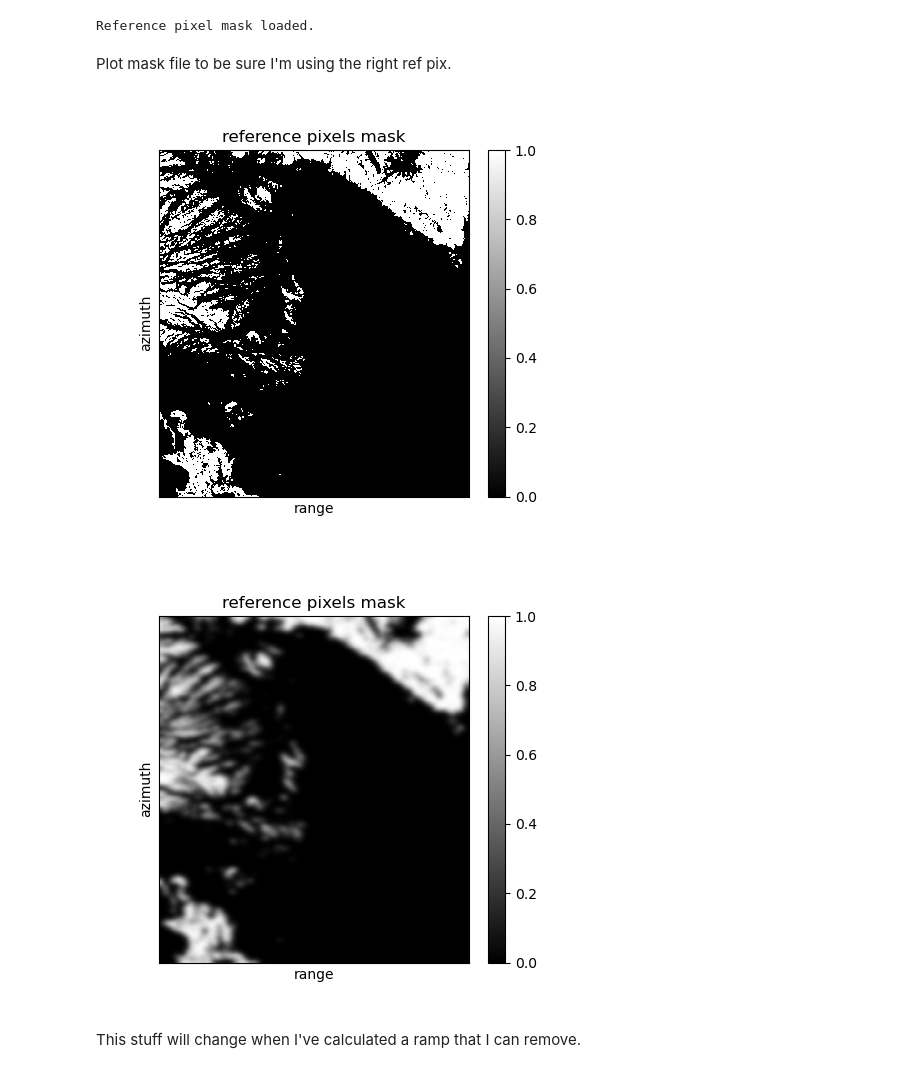
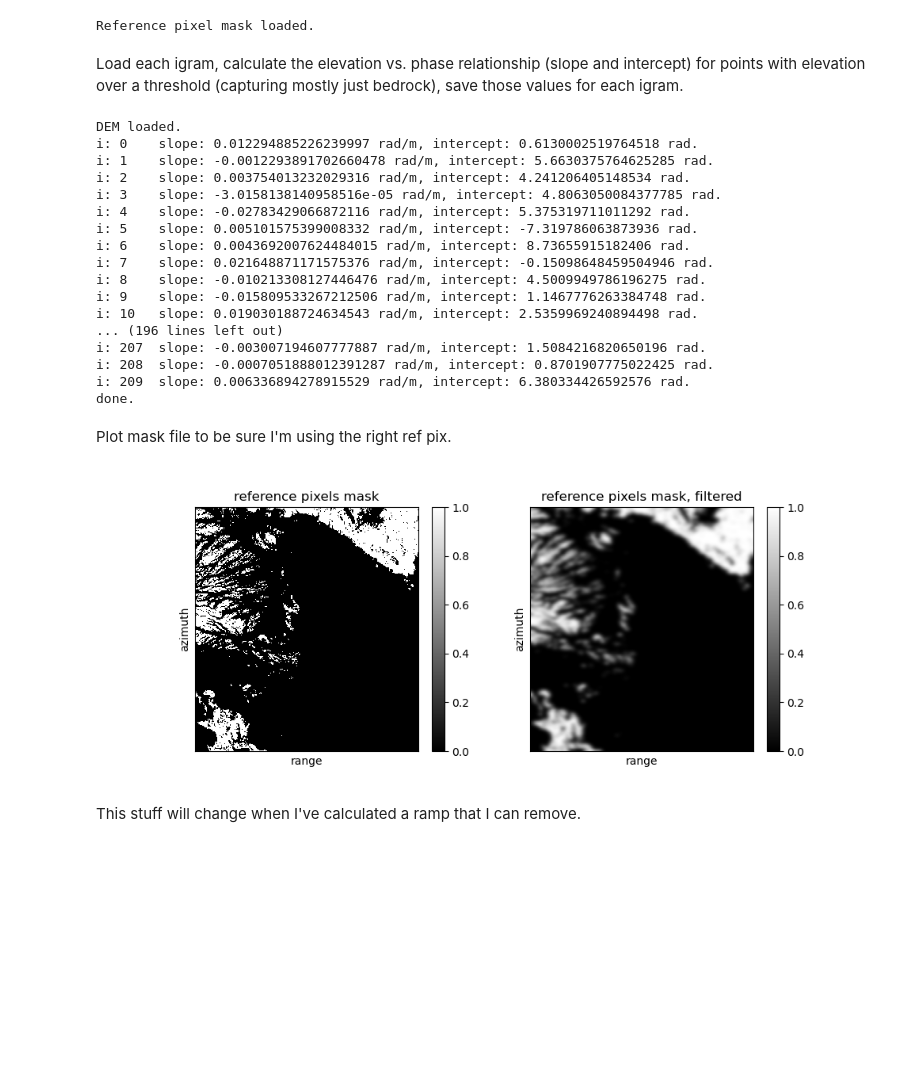
Before and after one commit to opaschall/LagunaSalada, a Jupyter notebook: 11_unwrapped_igrams/inverting_for_disp_rates_weighted.ipynb, the cells around one changed output. Drawn from its saved outputs; the diff is of its cells as text; code cells hidden in the pictures; blank space fills up the shorter version.

```diff
--- a/11_unwrapped_igrams/inverting_for_disp_rates_weighted.ipynb
+++ b/11_unwrapped_igrams/inverting_for_disp_rates_weighted.ipynb
@@ -84,21 +83,72 @@ rlooks=20*4
 ref_mask_filt = gaussian_filter(ref_mask,sigma = [alooks/2,rlooks/2])
 # %% [output]
 Reference pixel mask loaded.
+# %% [markdown]
+Load each igram, calculate the elevation vs. phase relationship (slope and intercept) for points with elevation over a threshold (capturing mostly just bedrock), save those values for each igram.
+# %%
+slopes = np.ndarray((numIgrams,),dtype='float')
+intercepts = np.ndarray((numIgrams,),dtype='float')
+
+elev_cutoff = 150
+
+#igramsDir = '/data/ocp4/LagunaSalada/Data_and_Figs/cropped_9000_1800_18000_3600/cropped_northern_shore_LS_for_unwrapping/'+key1+'_unwrapped/'
+igramsDir = '/data/ocp4/LagunaSalada/Data_and_Figs/cropped_9000_1800_18000_3600/cropped_LS_with_western_mtns/'+key1+'_unwrapped/'
+
+# load the DEM
+driver=gdal.GetDriverByName('ISCE')
+demDir = '/data/ocp4/LagunaSalada/Data_and_Figs/cropped_9000_1800_18000_3600/geom_reference'
+x1 = 18000; x2 = 14000
+y1 = 2100;  y2 = 1000
+
+file = demDir+'/hgt.rdr.full'
+ds = gdal.Open(file,gdal.GA_ReadOnly)
+elev = ds.GetRasterBand(1).ReadAsArray(x2,y2,dx,dy)
+print('DEM loaded.')
+
+for i in range(numIgrams):
+    igramFile = igramsDir+dates[i]+'_'+dates[i+1]+'_'+key1+'.unw'
+    ds = gdal.Open(igramFile,gdal.GA_ReadOnly)
+    temp_igram = ds.GetRasterBand(1).ReadAsArray(0,0,dx,dy)
+    # add condition that elevations over 125 m (relationship applies best for bedrock/high elevations)
+    phs = temp_igram.flatten()[(elev.flatten() > elev_cutoff)]
+    els = elev.flatten()[(elev.flatten() > elev_cutoff)]
+    m, b = np.polyfit(els,phs,1)
+    slopes[i] = m
+    intercepts[i] = b
+    print('i: '+str(i)+'\tslope: '+str(m)+' rad/m, intercept: '+str(b)+' rad.')
+print('done.')
+# %% [output]
+DEM loaded.
+i: 0    slope: 0.012294885226239997 rad/m, intercept: 0.6130002519764518 rad.
+i: 1    slope: -0.0012293891702660478 rad/m, intercept: 5.6630375764625285 rad.
+i: 2    slope: 0.003754013232029316 rad/m, intercept: 4.241206405148534 rad.
+i: 3    slope: -3.0158138140958516e-05 rad/m, intercept: 4.8063050084377785 rad.
+i: 4    slope: -0.02783429066872116 rad/m, intercept: 5.375319711011292 rad.
+i: 5    slope: 0.005101575399008332 rad/m, intercept: -7.319786063873936 rad.
+i: 6    slope: 0.0043692007624484015 rad/m, intercept: 8.73655915182406 rad.
+i: 7    slope: 0.021648871171575376 rad/m, intercept: -0.15098648459504946 rad.
+i: 8    slope: -0.010213308127446476 rad/m, intercept: 4.5009949786196275 rad.
+i: 9    slope: -0.015809533267212506 rad/m, intercept: 1.1467776263384748 rad.
+i: 10   slope: 0.019030188724634543 rad/m, intercept: 2.5359969240894498 rad.
+... (196 lines left out)
+i: 207  slope: -0.003007194607777887 rad/m, intercept: 1.5084216820650196 rad.
+i: 208  slope: -0.0007051888012391287 rad/m, intercept: 0.8701907775022425 rad.
+i: 209  slope: 0.006336894278915529 rad/m, intercept: 6.380334426592576 rad.
+done.
 # %% [markdown]
 Plot mask file to be sure I'm using the right ref pix.
 # %%
-plt.figure(figsize=(5,4.5))
+plt.figure(figsize=(10,4))
+plt.subplot(1,2,1)
 plt.imshow(ref_mask, cmap='gray',aspect='auto',interpolation='nearest',vmin=0,vmax=1.0); plt.xlim(dx,0); plt.xticks([]); plt.yticks([])
 plt.xlabel('range'); plt.ylabel('azimuth'); plt.title('reference pixels mask')
+plt.colorbar()
+plt.subplot(1,2,2)
+plt.imshow(ref_mask_filt, cmap='gray',aspect='auto',interpolation='nearest',vmin=0,vmax=1.0); plt.xlim(dx,0); plt.xticks([]); plt.yticks([])
+plt.xlabel('range'); plt.ylabel('azimuth'); plt.title('reference pixels mask, filtered')
 plt.colorbar(); plt.show()
-
-plt.figure(figsize=(5,4.5))
-plt.imshow(ref_mask_filt, cmap='gray',aspect='auto',interpolation='nearest',vmin=0,vmax=1.0); plt.xlim(dx,0); plt.xticks([]); plt.yticks([])
-plt.xlabel('range'); plt.ylabel('azimuth'); plt.title('reference pixels mask')
-plt.colorbar(); plt.show()
 # %% [output]
-[figure, old version]
+[figure, new version]
-[figure, removed]
 # %% [markdown]
 This stuff will change when I've calculated a ramp that I can remove.
 # %% [markdown]
```
Also changed, not shown: parts of 11 cells of this notebook, 5 other files.
